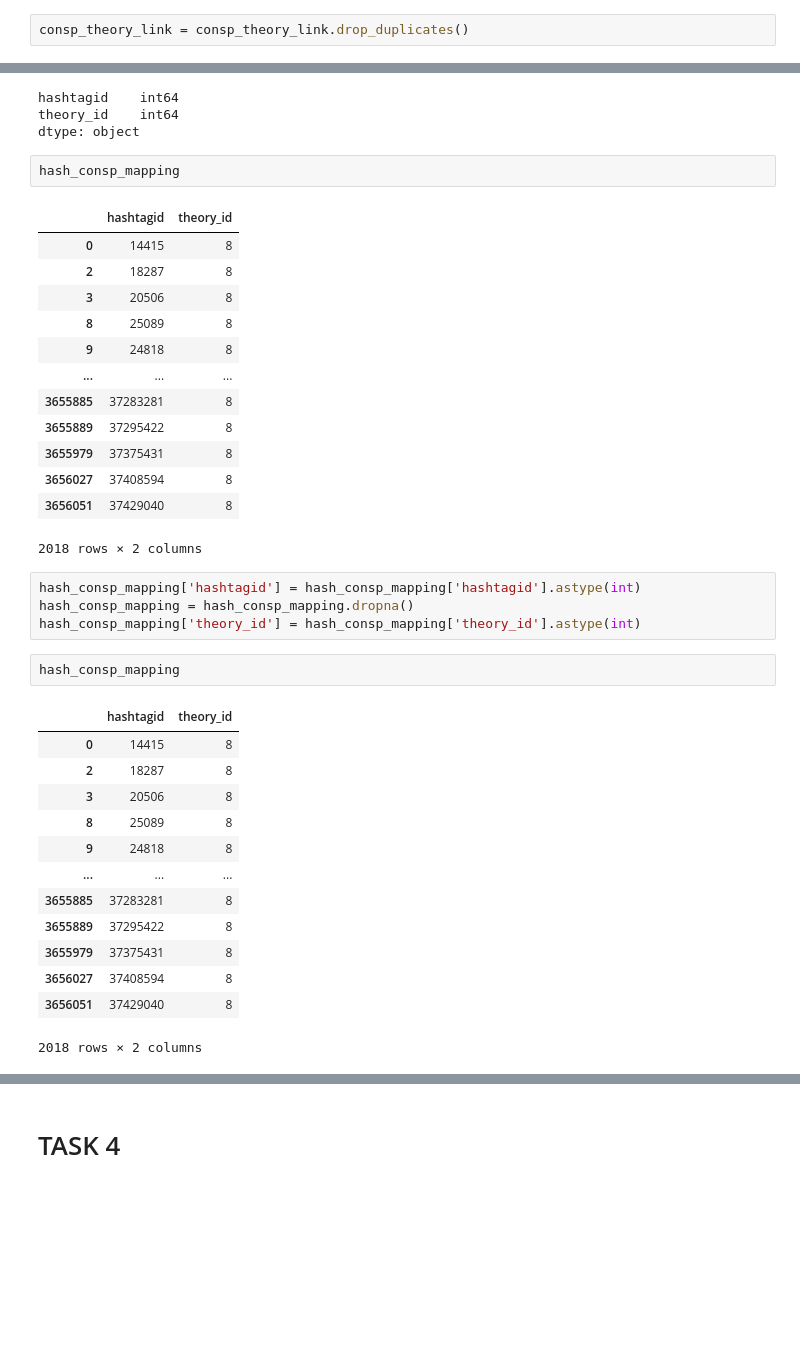
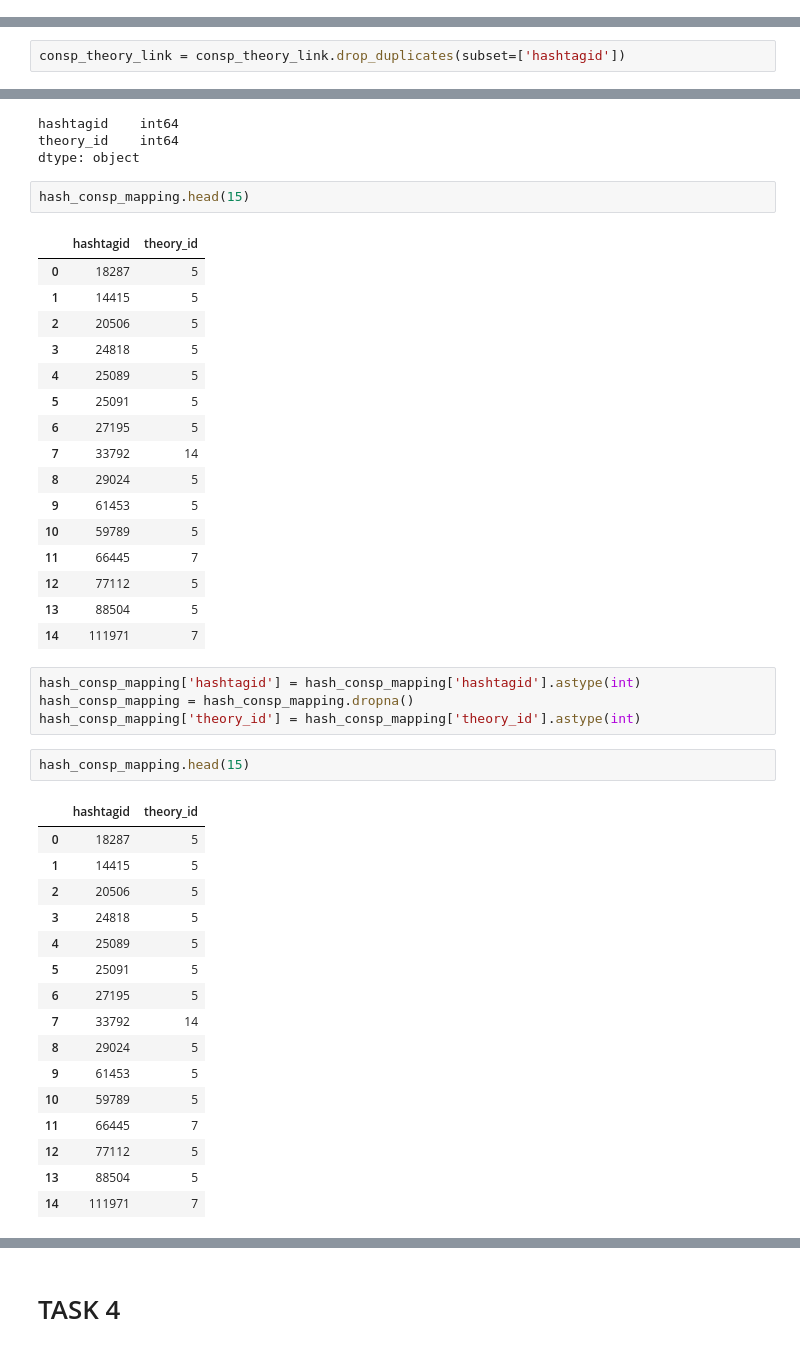
Before and after one commit to Denissovan/Denis_Krajcirik-PDT-zadanie1, a Jupyter notebook: tweets.ipynb, the cells around one changed output, grey strips where cells are left out. Saved outputs shown, nothing was run; the diff lists cells and outputs as text; blank space fills up the shorter version.

```diff
--- a/tweets.ipynb
+++ b/tweets.ipynb
@@ -388,2 +388,0 @@ consp_theory_link
-# %%
-consp_theory_link = consp_theory_link.drop_duplicates()
@@ -413,0 +397,2 @@ consp_theory_link[consp_theory_link['tweetid'] == str(1256801279139069952)]
+# %%
+consp_theory_link = consp_theory_link.drop_duplicates(subset=['hashtagid'])
@@ -634,39 +580,45 @@ hashtagid    int64
 theory_id    int64
 dtype: object
 # %%
-hash_consp_mapping
+hash_consp_mapping.head(15)
 # %% [output]
 |  | hashtagid | theory_id |
-| 0 | 14415 | 8 |
-| 2 | 18287 | 8 |
-| 3 | 20506 | 8 |
-| 8 | 25089 | 8 |
-| 9 | 24818 | 8 |
-| ... | ... | ... |
-| 3655885 | 37283281 | 8 |
-| 3655889 | 37295422 | 8 |
-| 3655979 | 37375431 | 8 |
-| 3656027 | 37408594 | 8 |
-| 3656051 | 37429040 | 8 |
+| 0 | 18287 | 5 |
+| 1 | 14415 | 5 |
+| 2 | 20506 | 5 |
+| 3 | 24818 | 5 |
+| 4 | 25089 | 5 |
+| 5 | 25091 | 5 |
+| 6 | 27195 | 5 |
+| 7 | 33792 | 14 |
+| 8 | 29024 | 5 |
+| 9 | 61453 | 5 |
+| 10 | 59789 | 5 |
+| 11 | 66445 | 7 |
+| 12 | 77112 | 5 |
+| 13 | 88504 | 5 |
+| 14 | 111971 | 7 |
-2018 rows × 2 columns
 # %%
 hash_consp_mapping['hashtagid'] = hash_consp_mapping['hashtagid'].astype(int)
 hash_consp_mapping = hash_consp_mapping.dropna()
 hash_consp_mapping['theory_id'] = hash_consp_mapping['theory_id'].astype(int)
 # %%
-hash_consp_mapping
+hash_consp_mapping.head(15)
 # %% [output]
 |  | hashtagid | theory_id |
-| 0 | 14415 | 8 |
-| 2 | 18287 | 8 |
-| 3 | 20506 | 8 |
-| 8 | 25089 | 8 |
-| 9 | 24818 | 8 |
-| ... | ... | ... |
-| 3655885 | 37283281 | 8 |
-| 3655889 | 37295422 | 8 |
-| 3655979 | 37375431 | 8 |
-| 3656027 | 37408594 | 8 |
-| 3656051 | 37429040 | 8 |
+| 0 | 18287 | 5 |
+| 1 | 14415 | 5 |
+| 2 | 20506 | 5 |
+| 3 | 24818 | 5 |
+| 4 | 25089 | 5 |
+| 5 | 25091 | 5 |
+| 6 | 27195 | 5 |
+| 7 | 33792 | 14 |
+| 8 | 29024 | 5 |
+| 9 | 61453 | 5 |
+| 10 | 59789 | 5 |
+| 11 | 66445 | 7 |
+| 12 | 77112 | 5 |
+| 13 | 88504 | 5 |
+| 14 | 111971 | 7 |
-2018 rows × 2 columns
 # %% [markdown]
```
Also changed, not shown: parts of 77 cells of this notebook.
